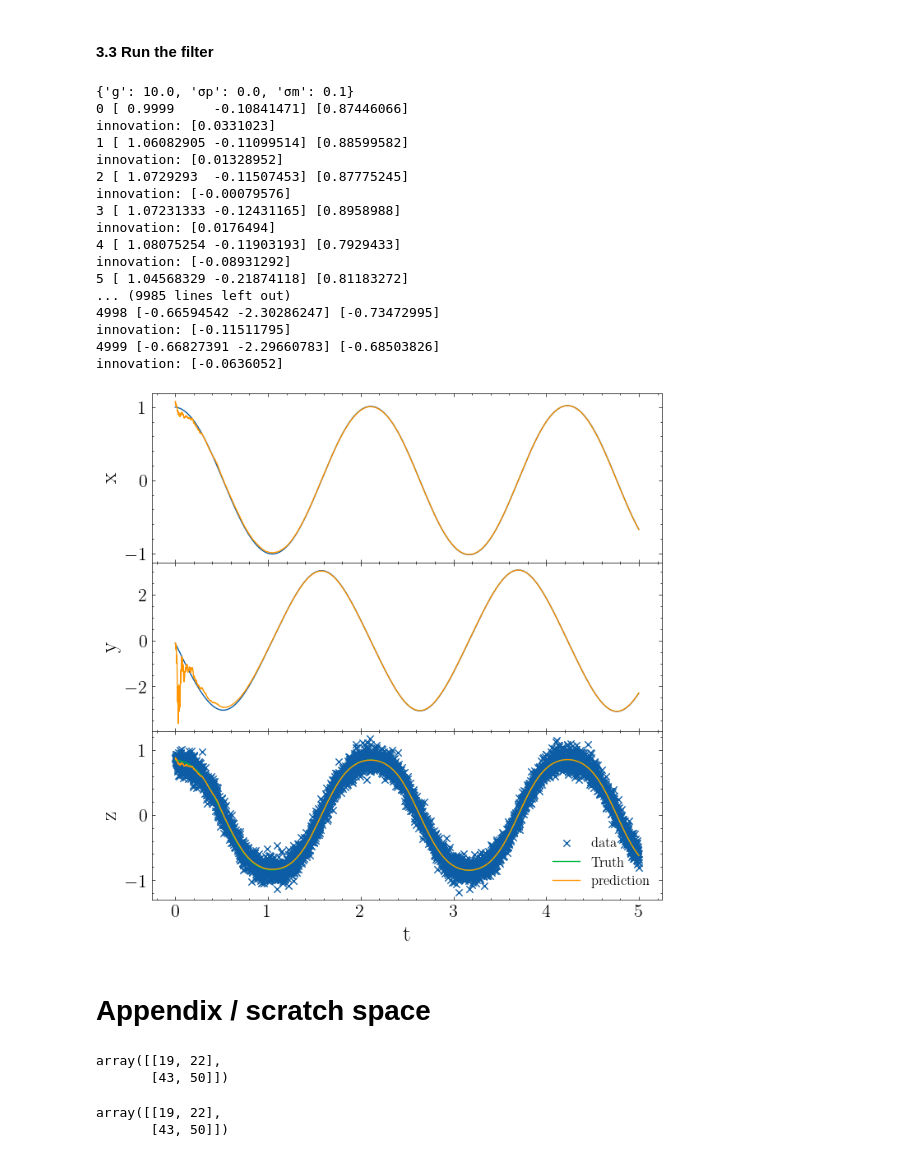
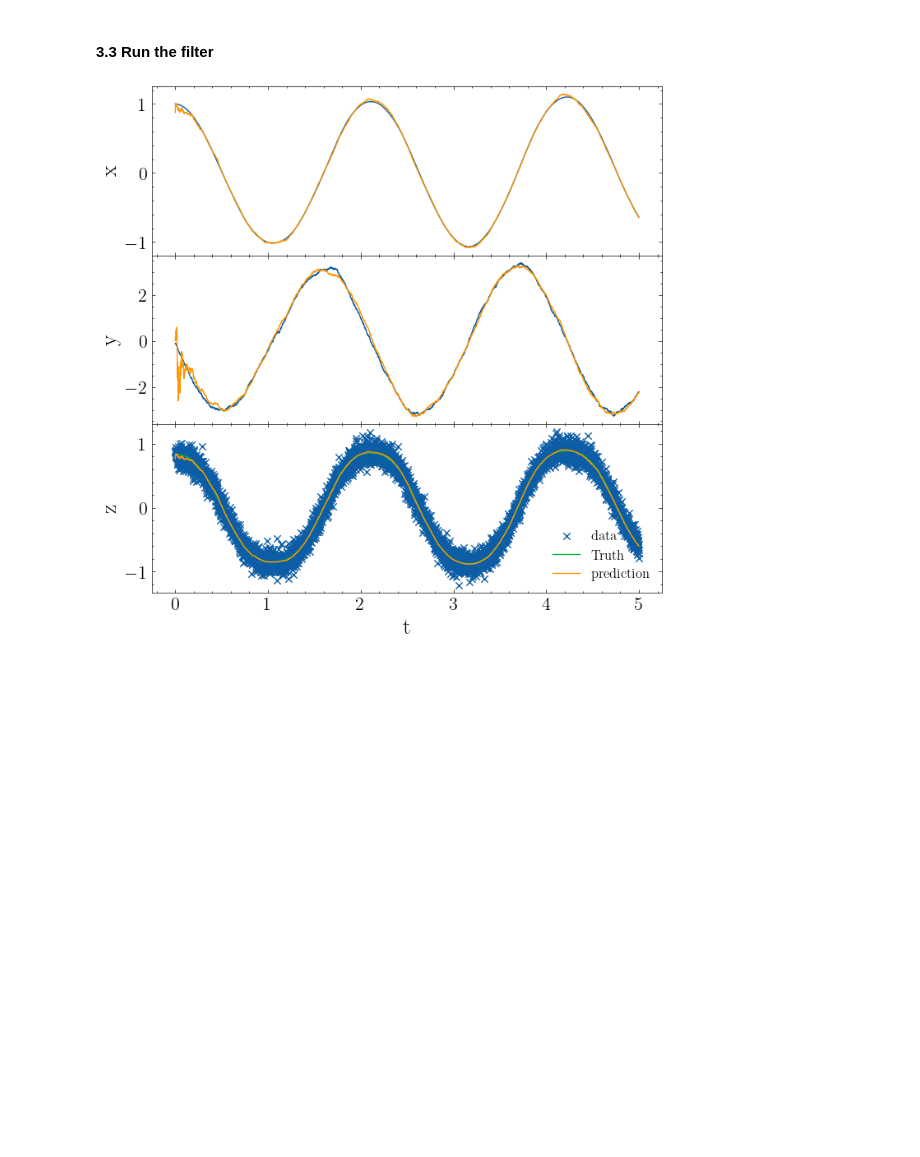
Before and after one commit to UniMelb-NSGW/SlowKalmanFilter, a Jupyter notebook: notebooks/NoisyPendulum.ipynb, the cells around one changed output. Cells and saved outputs as stored; diff of their text form; code cells hidden in the pictures; blank space fills up the shorter version.

Commit message:
remove VDP oscillator for pendulum

```diff
--- a/notebooks/NoisyPendulum.ipynb
+++ b/notebooks/NoisyPendulum.ipynb
@@ -288,7 +232,7 @@ sys.path.append("../src") # add src to path so it can be accessed here
 # %%
 #Parameters of the system
 g    = 10.0
-σp   = 0.0
+σp   = 0.1
 σm   = 0.1
 x0   = 1.0
 y0   = -0.1
@@ -316,49 +260,22 @@ from priors import bilby_priors_dict
 # %%
 #Define the model
 model = KalmanPendulum(dt=dt)
 
 #Setup the filter
-x_guess = np.array(([Pendulum.results[0,0],Pendulum.results[0,1]])) #guess of the initial states. set equal to true values for now. Obv we don't know this in practice/ todo
+x_guess = np.array(([0,0]))      # guess of the initial states
+P0      = 10*np.eye(2)           # uncertainty in that guess
+data    = Pendulum.results[:,3].reshape(len(data),1)  # data to be ingested by the filter. Here reshaped to be a 2d array which the KF expects
+KF      = ExtendedKalmanFilter(model,data,x_guess,P0)
 
-
-data = Pendulum.results[:,3] # these are the actual observations
-
-#data = Pendulum.results[:,2] # these are the actual observations
-
-
-P0 = 10*np.array(([1.0,0.1],[0.1,1.0]))
-
-KF = ExtendedKalmanFilter(model,data.reshape(len(data),1),x_guess,P0)
-
-#Set the system parameters :: we use bilby keeping an eye on when we will be using this in conjunction with e.g. nested sampling
-init_parameters,parameters_dict = bilby_priors_dict(g,σp,σm)
-parameters = parameters_dict.sample()
-parameters['σp'] = parameters['σp']
-print(parameters)
+# Set the system parameters
+# We use bilby to set delta-priors on the parameters,
+# keeping an eye on when we will be using this in conjunction with Bayesian inference methods e.g. nested sampling
+init_parameters,parameters_dict = constant_priors(g,σp,σm)
 
 #Run the filter
-KF.run(parameters)
+KF.run(parameters_dict.sample())
 
 #Plot the results
 Pendulum.plot_timeseries(plot_true_state=True, prediction_data=[KF.state_predictions,KF.measurement_predictions])
 # %% [output]
-{'g': 10.0, 'σp': 0.0, 'σm': 0.1}
-0 [ 0.9999     -0.10841471] [0.87446066]
-innovation: [0.0331023]
-1 [ 1.06082905 -0.11099514] [0.88599582]
-innovation: [0.01328952]
-2 [ 1.0729293  -0.11507453] [0.87775245]
-innovation: [-0.00079576]
-3 [ 1.07231333 -0.12431165] [0.8958988]
-innovation: [0.0176494]
-4 [ 1.08075254 -0.11903193] [0.7929433]
-innovation: [-0.08931292]
-5 [ 1.04568329 -0.21874118] [0.81183272]
-... (9985 lines left out)
-4998 [-0.66594542 -2.30286247] [-0.73472995]
-innovation: [-0.11511795]
-4999 [-0.66827391 -2.29660783] [-0.68503826]
-innovation: [-0.0636052]
-[figure, old version]
+[figure, new version]
-# %% [markdown]
-# Appendix / scratch space
@@ -368,10 +281,0 @@ b = np.array([[5,6],[7,8]])
-# %%
-np.dot(a,b)
-# %% [output]
-array([[19, 22],
-       [43, 50]])
-# %%
-a@b
-# %% [output]
-array([[19, 22],
-       [43, 50]])
```
Also changed, not shown: parts of 13 cells of this notebook, 9 other files.
